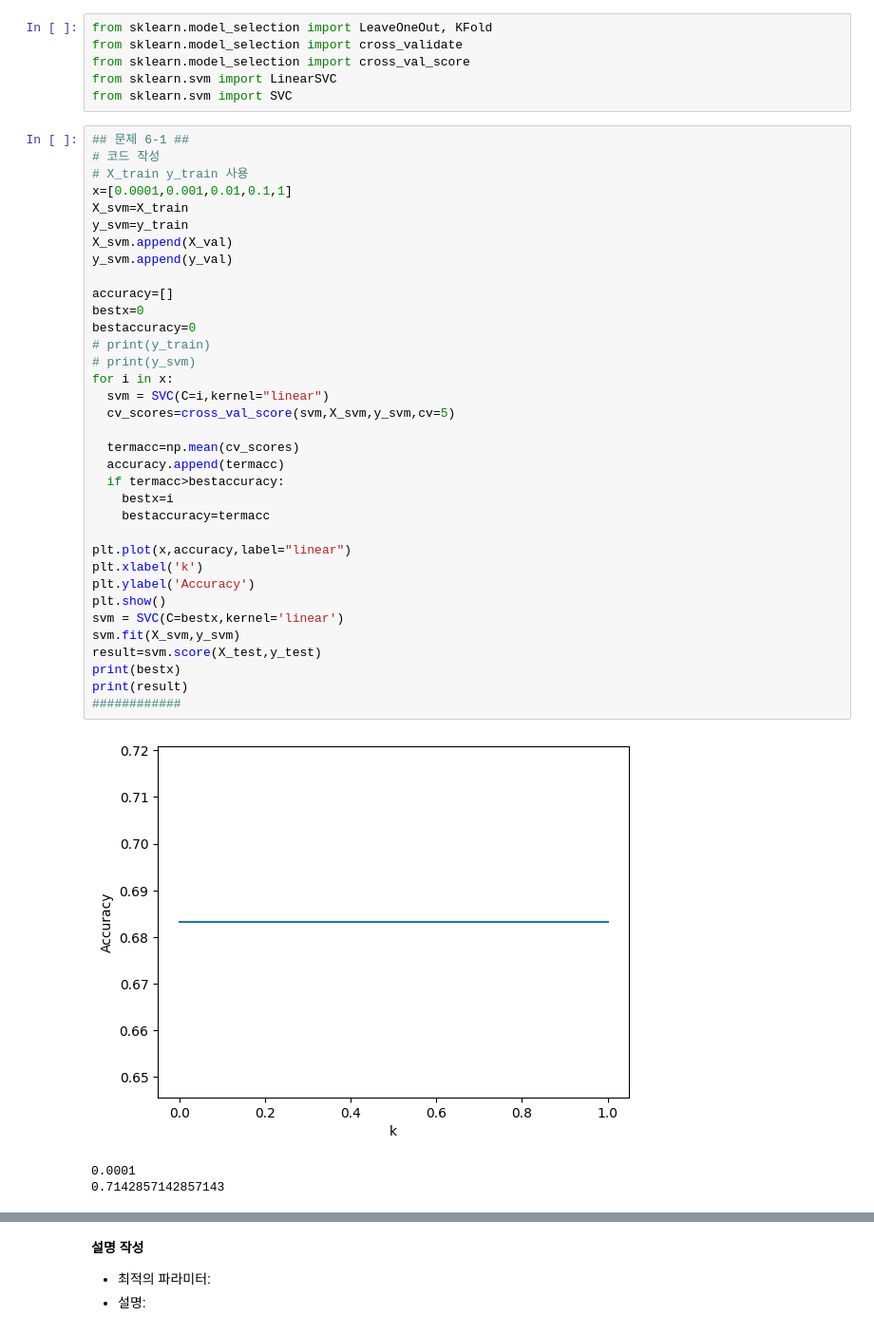
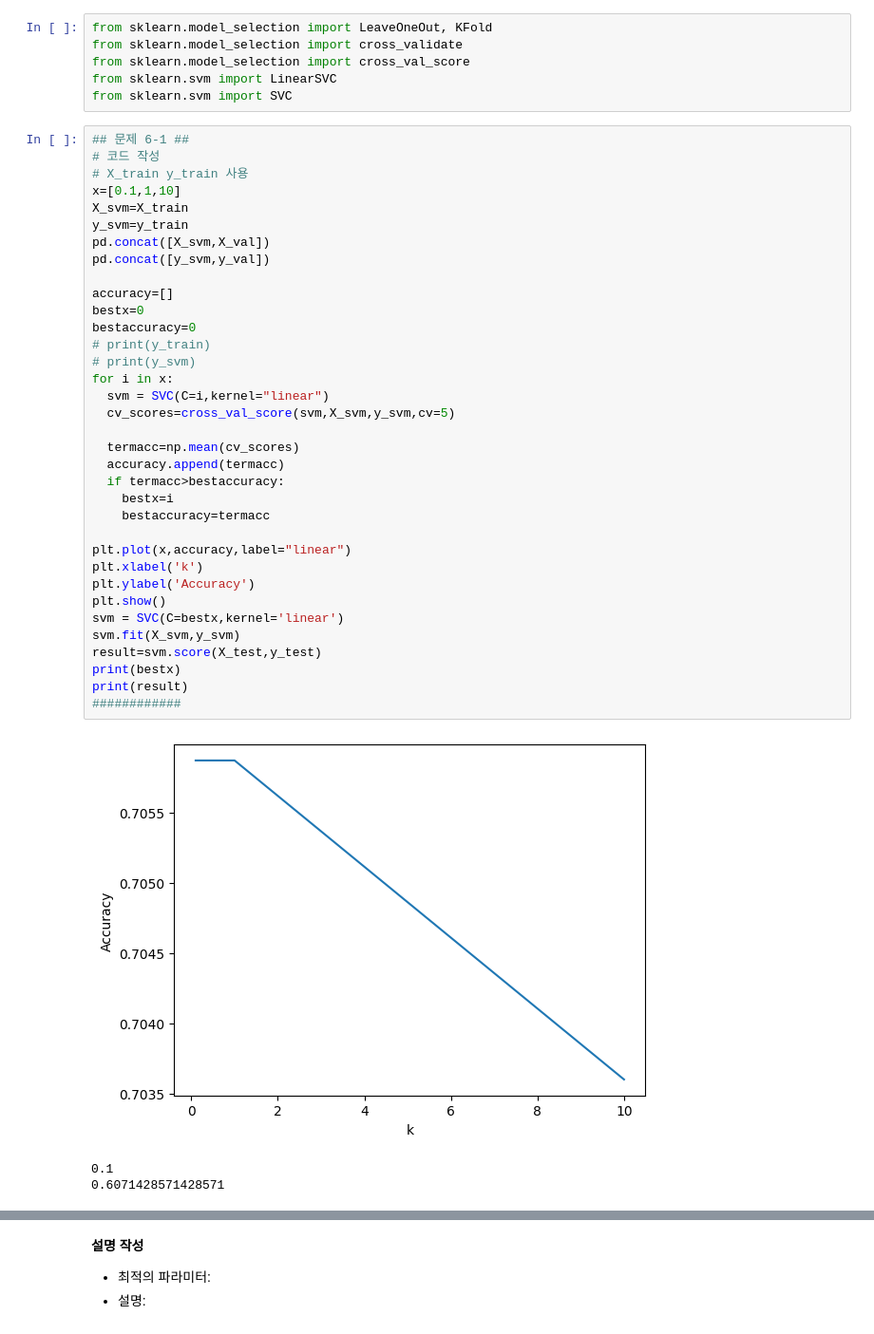
Before and after one commit to ajou20658/2023S-Ajou-ML, a Jupyter notebook: HW2.ipynb, the cells around one changed output, grey strips where cells are left out. Shown at 95% size. Saved outputs shown, nothing was run; the diff lists cells and outputs as text.

```diff
--- a/HW2.ipynb
+++ b/HW2.ipynb
@@ -507,40 +507,40 @@ from sklearn.svm import SVC
 ## 문제 6-1 ##
 # 코드 작성
 # X_train y_train 사용
-x=[0.0001,0.001,0.01,0.1,1]
+x=[0.1,1,10]
 X_svm=X_train
 y_svm=y_train
-X_svm.append(X_val)
-y_svm.append(y_val)
+pd.concat([X_svm,X_val])
+pd.concat([y_svm,y_val])
 
 accuracy=[]
 bestx=0
 bestaccuracy=0
 # print(y_train)
 # print(y_svm)
 for i in x:
   svm = SVC(C=i,kernel="linear")
   cv_scores=cross_val_score(svm,X_svm,y_svm,cv=5)
 
   termacc=np.mean(cv_scores)
   accuracy.append(termacc)
   if termacc>bestaccuracy:
     bestx=i
     bestaccuracy=termacc
 
 plt.plot(x,accuracy,label="linear")
 plt.xlabel('k')
 plt.ylabel('Accuracy')
 plt.show()
 svm = SVC(C=bestx,kernel='linear')
 svm.fit(X_svm,y_svm)
 result=svm.score(X_test,y_test)
 print(bestx)
 print(result)
 ############
 # %% [output]
-[figure, old version]
+[figure, new version]
-0.0001
-0.7142857142857143
+0.1
+0.6071428571428571
 # %% [markdown]
 **설명 작성**
```
Also changed, not shown: parts of 9 cells of this notebook.
